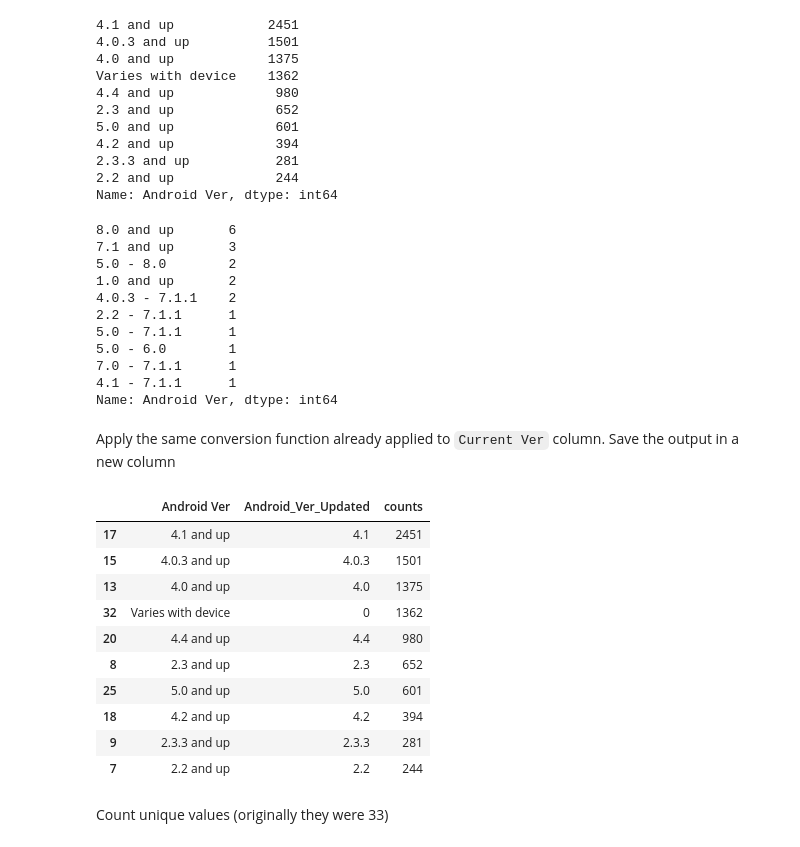
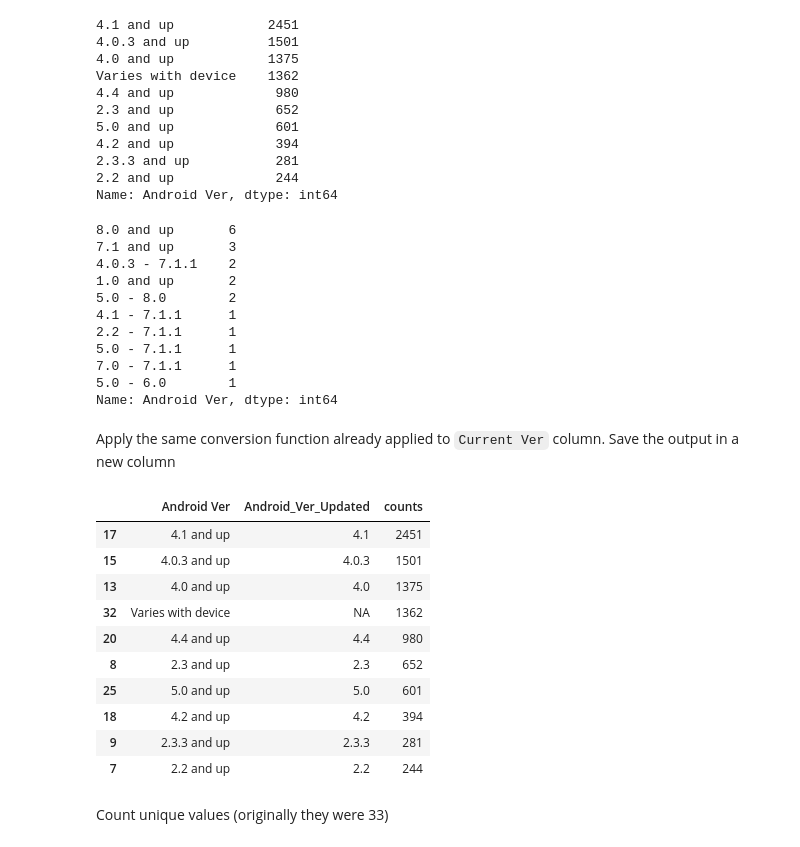
Before and after one commit to fbottazzoli/Data-Science-Projects, a Jupyter notebook: Project.ipynb, the cells around one changed output. Drawn from its saved outputs; the diff is of its cells as text; code cells hidden in the pictures.

```diff
--- a/Project.ipynb
+++ b/Project.ipynb
@@ -14,7 +14,8 @@ __Import of the two datasets__
 # %% [markdown]
 Import the first dataset and display a preview
 # %%
-playstore_data = pd.read_csv('ex-data/project/googleplaystore.csv', sep = ',', warn_bad_lines = True)
+playstore_data = pd.read_csv('ex-data/project/googleplaystore.csv',
+                             sep = ',', warn_bad_lines = True)
 # %%
 playstore_data.head()
 # %% [output]
@@ -280,12 +284,12 @@ version_re = re.compile('(?P<version>[\d+\.]*\d)')
 # Convert a string to format nn.nn.nn if possible
 def Version_Converter(string):
     if pd.isnull(string):
-        return '0'
+        return "NA"
 
     res = version_re.search(string)
 
     if res is None:
-        return '0'
+        return "NA"
     else:
         return res.group('version')
 # %% [markdown]
@@ -355,26 +377,27 @@ playstore_data['Android Ver'].value_counts().tail(10)
 # %% [output]
 8.0 and up       6
 7.1 and up       3
+4.0.3 - 7.1.1    2
+1.0 and up       2
 5.0 - 8.0        2
-1.0 and up       2
-4.0.3 - 7.1.1    2
+4.1 - 7.1.1      1
 2.2 - 7.1.1      1
 5.0 - 7.1.1      1
+7.0 - 7.1.1      1
 5.0 - 6.0        1
-7.0 - 7.1.1      1
-4.1 - 7.1.1      1
 Name: Android Ver, dtype: int64
 # %% [markdown]
 Apply the same conversion function already applied to `Current Ver` column. Save the output in a new column
 # %%
 playstore_data['Android_Ver_Updated'] = list(map(Version_Converter, playstore_data['Android Ver']))
-playstore_data.groupby(['Android Ver','Android_Ver_Updated']).size().reset_index(name='counts').sort_values(by = "counts", ascending = False).head(10)
+playstore_data.groupby(['Android Ver','Android_Ver_Updated']).size()\
+.reset_index(name='counts').sort_values(by = "counts", ascending = False).head(10)
 # %% [output]
 |  | Android Ver | Android_Ver_Updated | counts |
 | 17 | 4.1 and up | 4.1 | 2451 |
 | 15 | 4.0.3 and up | 4.0.3 | 1501 |
 | 13 | 4.0 and up | 4.0 | 1375 |
-| 32 | Varies with device | 0 | 1362 |
+| 32 | Varies with device | NA | 1362 |
 | 20 | 4.4 and up | 4.4 | 980 |
 | 8 | 2.3 and up | 2.3 | 652 |
 | 25 | 5.0 and up | 5.0 | 601 |
```
Also changed, not shown: parts of 16 cells of this notebook.
